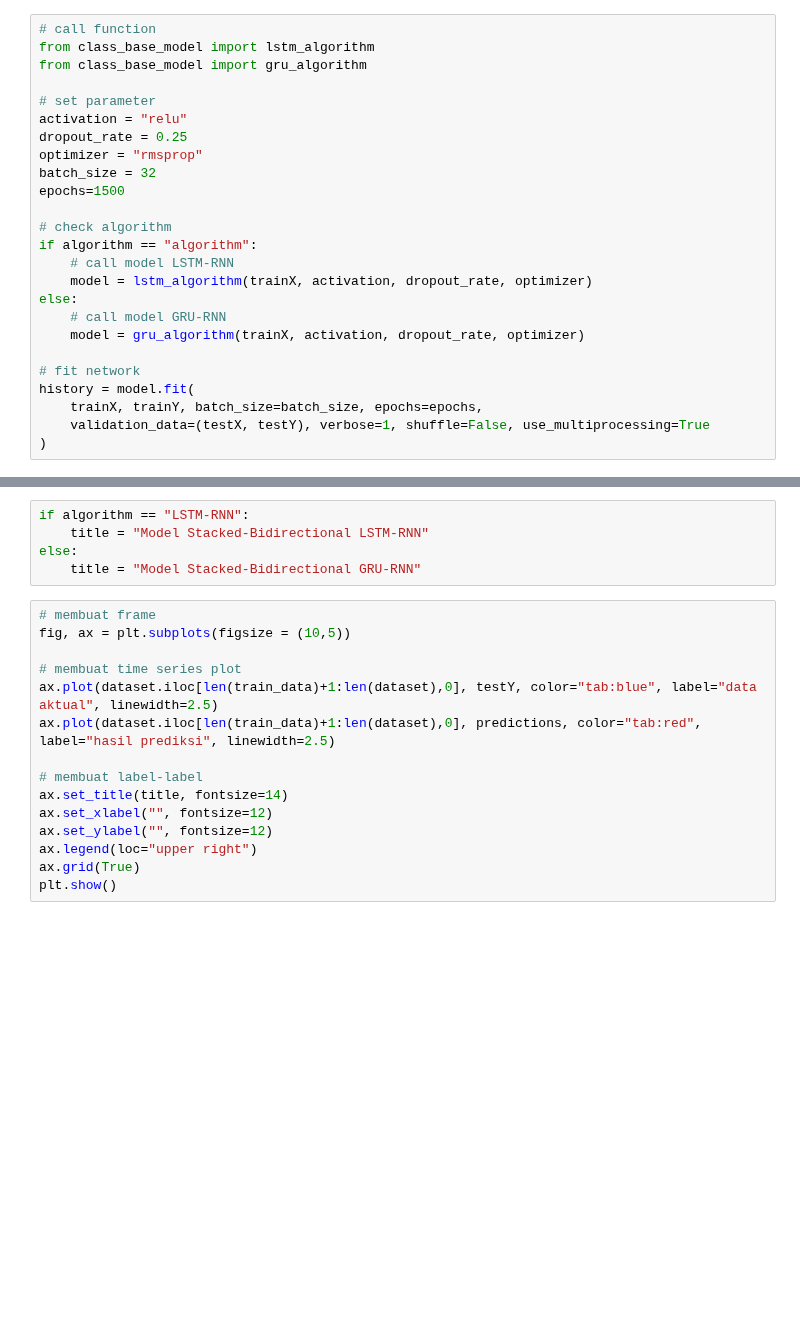
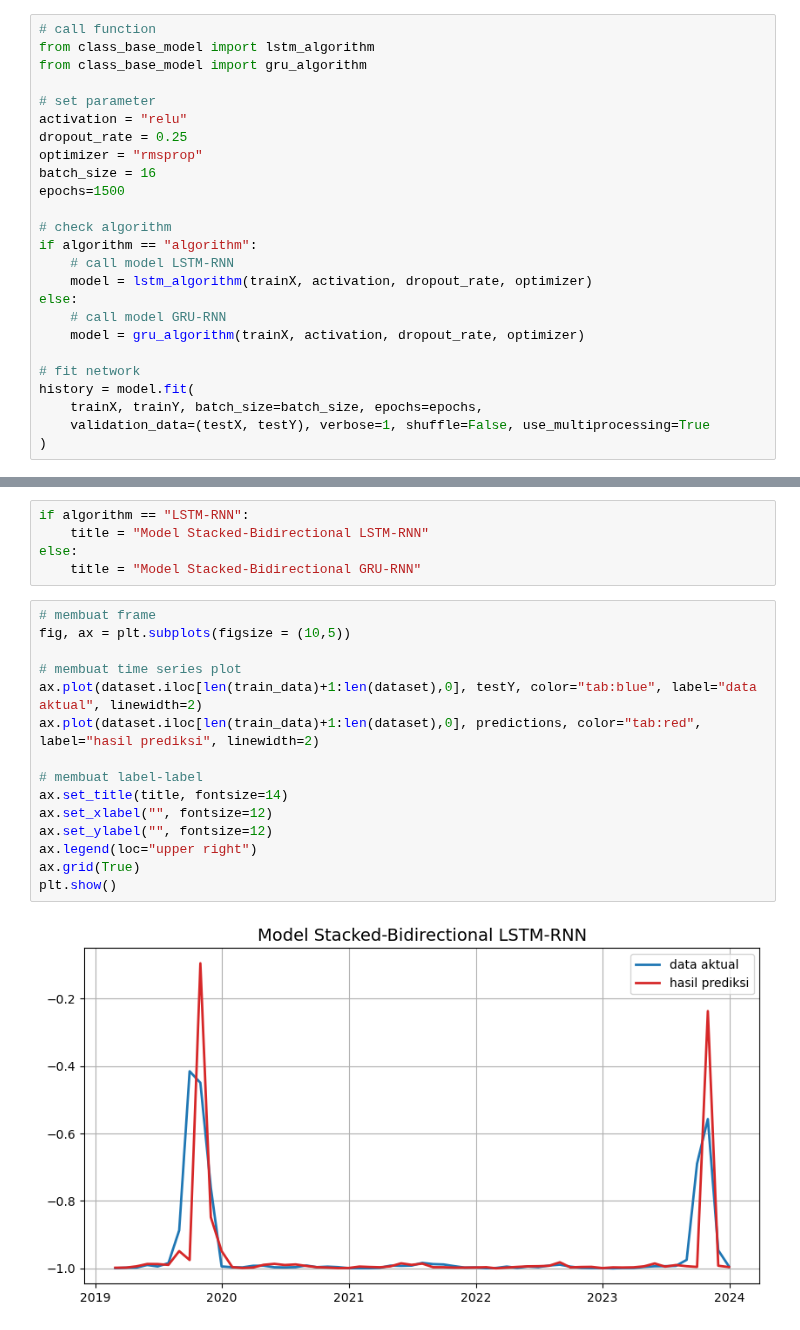
Before and after one commit to kusin/2024_BOPTN_Hopsot, a Jupyter notebook: source-code/base_M3_M6.ipynb, the cells around one changed output, grey strips where cells are left out. Cells and saved outputs as stored; diff of their text form; blank space fills up the shorter version.

```diff
--- a/source-code/base_M3_M6.ipynb
+++ b/source-code/base_M3_M6.ipynb
@@ -278,7 +419,7 @@ from class_base_model import gru_algorithm
 activation = "relu"
 dropout_rate = 0.25
 optimizer = "rmsprop"
-batch_size = 32
+batch_size = 16
 epochs=1500
 
 # check algorithm
@@ -370,15 +589,17 @@ else:
 # %%
 # membuat frame
 fig, ax = plt.subplots(figsize = (10,5))
 
 # membuat time series plot
-ax.plot(dataset.iloc[len(train_data)+1:len(dataset),0], testY, color="tab:blue", label="data aktual", linewidth=2.5)
-ax.plot(dataset.iloc[len(train_data)+1:len(dataset),0], predictions, color="tab:red", label="hasil prediksi", linewidth=2.5)
+ax.plot(dataset.iloc[len(train_data)+1:len(dataset),0], testY, color="tab:blue", label="data aktual", linewidth=2)
+ax.plot(dataset.iloc[len(train_data)+1:len(dataset),0], predictions, color="tab:red", label="hasil prediksi", linewidth=2)
 
 # membuat label-label
 ax.set_title(title, fontsize=14)
 ax.set_xlabel("", fontsize=12)
 ax.set_ylabel("", fontsize=12)
 ax.legend(loc="upper right")
 ax.grid(True)
 plt.show()
+# %% [output]
+[figure, added]
```
Also changed, not shown: parts of 45 cells of this notebook, 4 other files.
